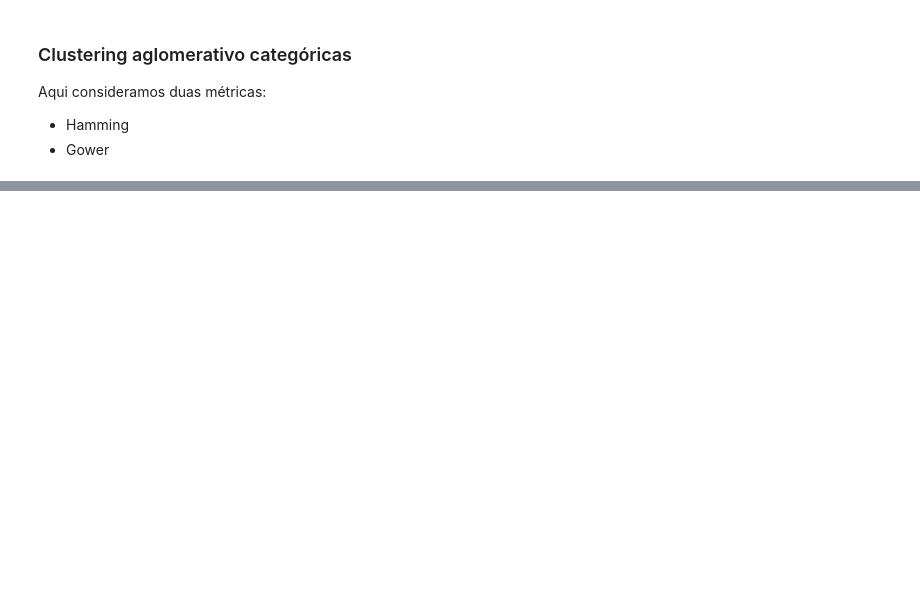
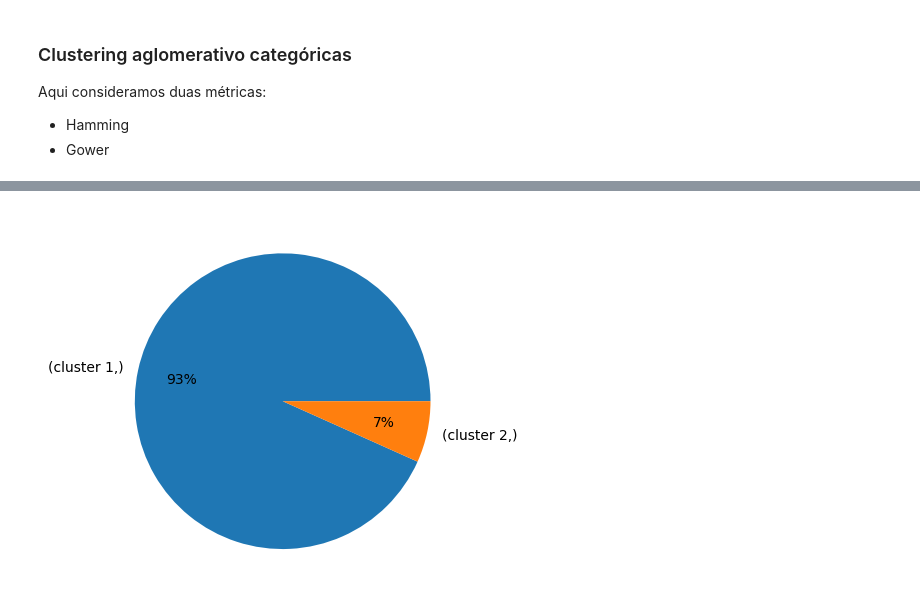
Before and after one commit to nunopcfmarques/Projeto-MEDM, a Jupyter notebook: Métodos_Hierárquicos.ipynb, the cells around one changed output, grey strips where cells are left out. Saved outputs shown, nothing was run; the diff lists cells and outputs as text; code cells hidden in the pictures; blank space fills up the shorter version.

```diff
--- a/Métodos_Hierárquicos.ipynb
+++ b/Métodos_Hierárquicos.ipynb
@@ -291,3 +225,7 @@ clustering_metrics(X_cat_1H, 2,
+# %%
+plot_percentage_cluster(df)
+# %% [output]
+[figure, added]
 # %%
 silhouette_score_list(X_cat_1H, affinity="hamming", linkage="single")
 
```
Also changed, not shown: parts of 23 cells of this notebook, 31 other files.
